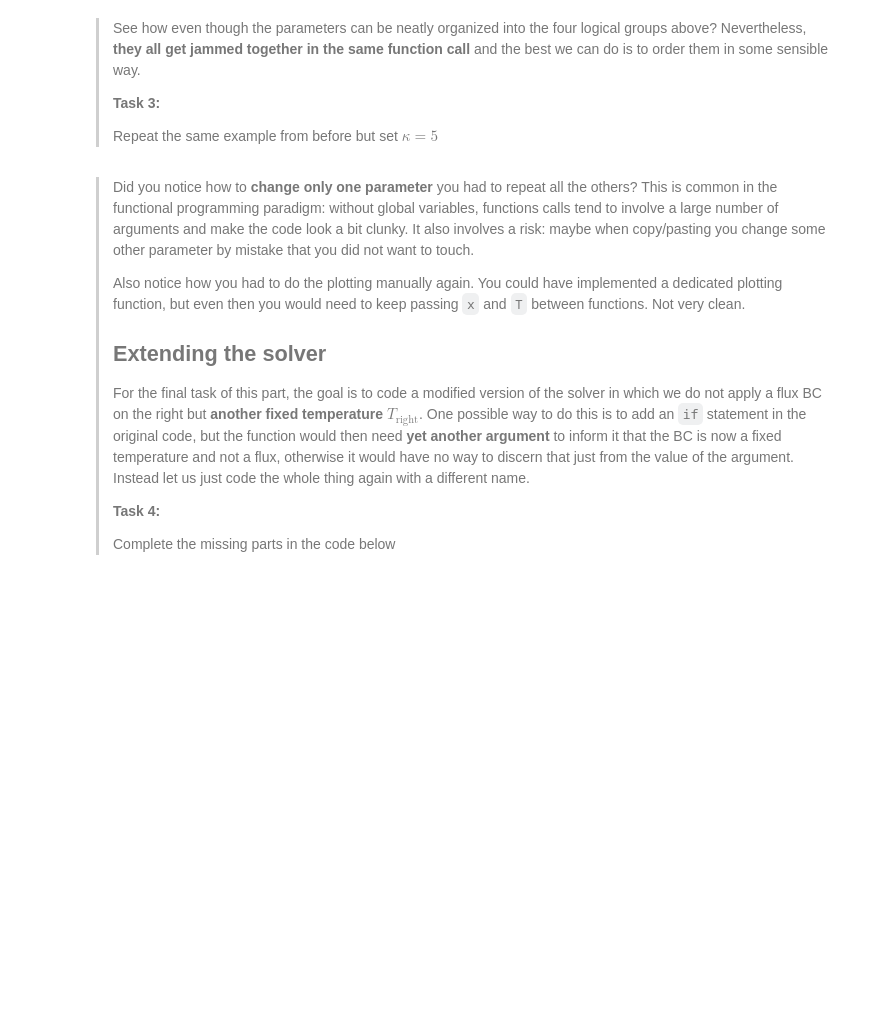
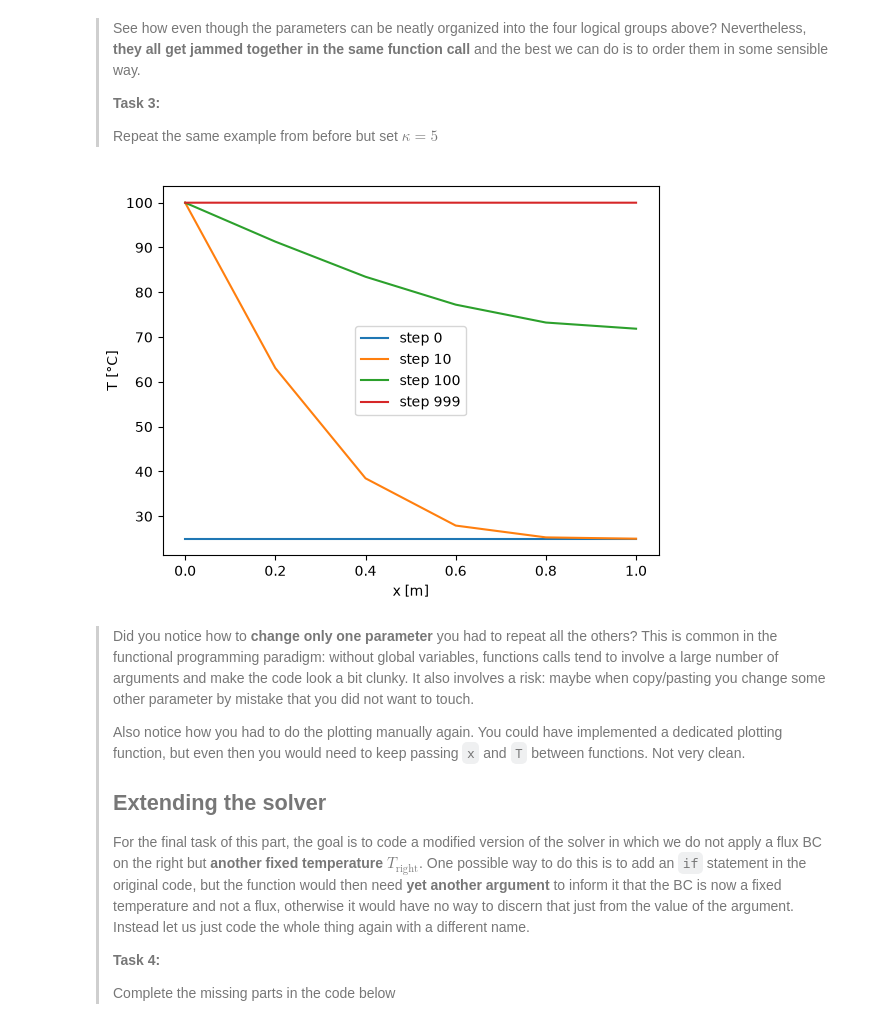
Before and after one commit to torgeklemann/PA.2.1, a Jupyter notebook: 1_functional.ipynb, the cells around one changed output. Drawn from its saved outputs; the diff is of its cells as text; code cells hidden in the pictures; blank space fills up the shorter version.

```diff
--- a/1_functional.ipynb
+++ b/1_functional.ipynb
@@ -84,3 +85,17 @@ x,T = # YOUR_CODE_LINE_HERE
+# %%
+# run the solver
+x,T = run_diffusion(L=1, dx=0.1, dt=0.001, kappa=5,
+                    T_init=25, T_left=100, h_right=0, n_steps=1000)
+
+# plot the solution
+for n in [0, 10, 100, 999]:
+    plt.plot(x, T[n,:], label=f'step {n}')   # row n = temperature profile at that time
+plt.xlabel('x [m]')
+plt.ylabel('T [°C]')
+plt.legend()
+plt.show()
+# %% [output]
+[figure, added]
 # %% [markdown]
 > Did you notice how to **change only one parameter** you had to repeat all the others? This is common in the functional programming paradigm: without global variables, functions calls tend to involve a large number of arguments and make the code look a bit clunky. It also involves a risk: maybe when copy/pasting you change some other parameter by mistake that you did not want to touch.
 >
```
Also changed, not shown: parts of 8 cells of this notebook, 1 other file.
